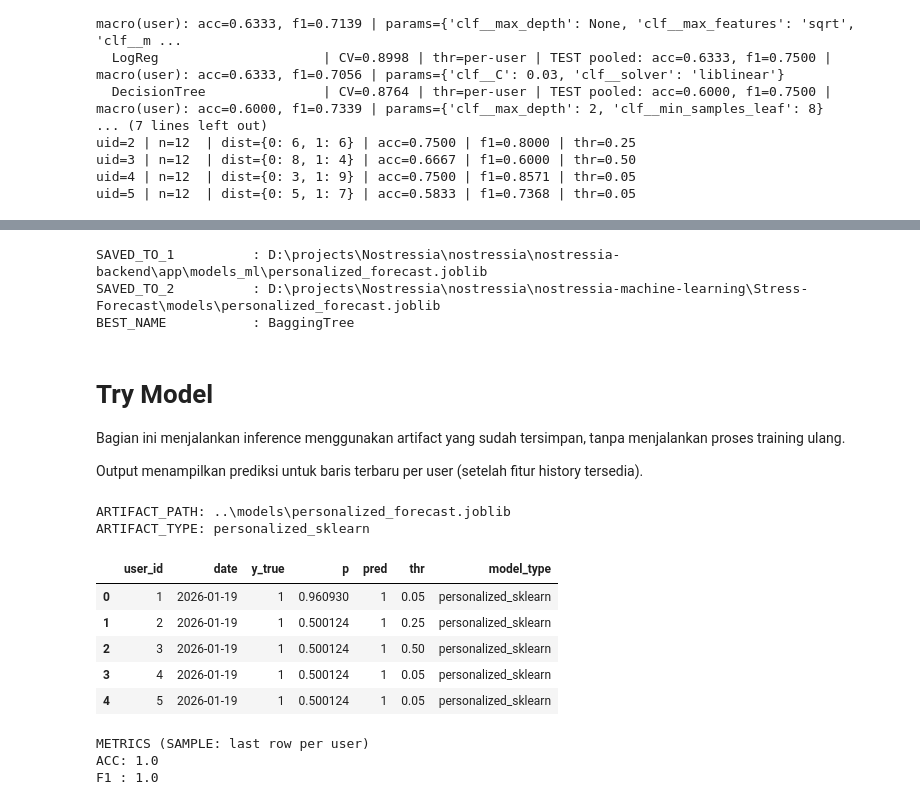
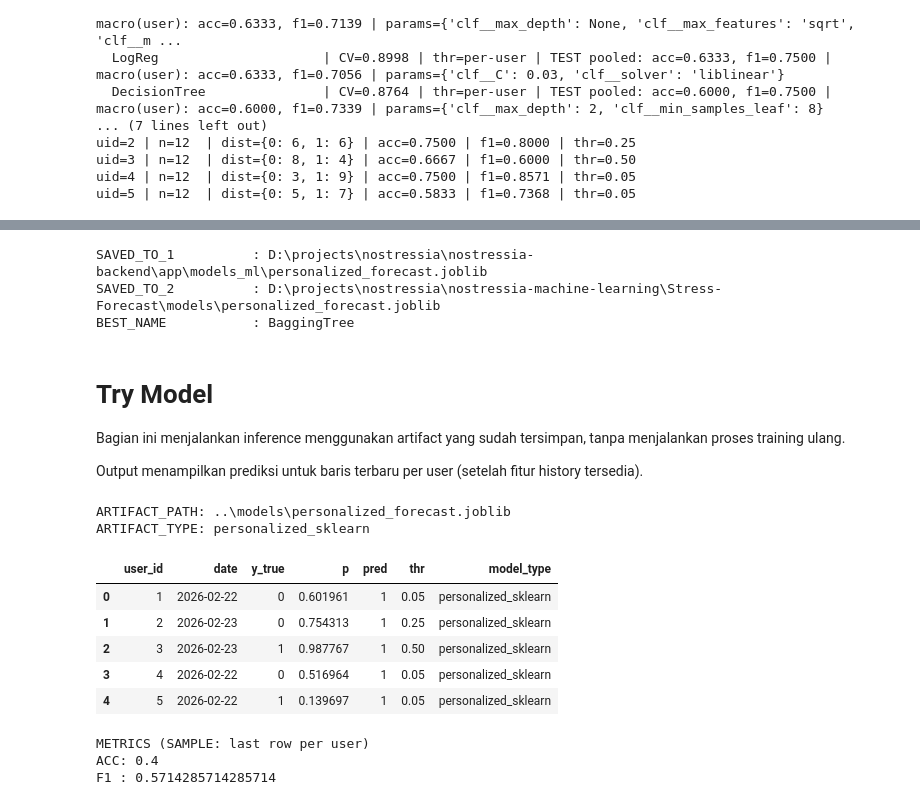
Before and after one commit to akbarekaputra01/nostressia, a Jupyter notebook: nostressia-machine-learning/Stress-Forecast/notebooks/personalized_forecast.ipynb, the cells around one changed output, grey strips where cells are left out. Drawn from its saved outputs; the diff is of its cells as text; code cells hidden in the pictures.

```diff
--- a/nostressia-machine-learning/Stress-Forecast/notebooks/personalized_forecast.ipynb
+++ b/nostressia-machine-learning/Stress-Forecast/notebooks/personalized_forecast.ipynb
@@ -50,22 +50,22 @@ load_dotenv(Path.cwd().joinpath("../../.env").resolve(), override=True)
 # 0) CONFIG
 # =============================================================================
 
-# # Manual Train / Train Manual
-# PARAMETERS = {
-#     "data_source": "csv",
-#     "dataset_path": "../../datasets/stress_forecast.csv",
-#     "user_id": 0,
-#     "window_size": 60,
-#     "enable_eda": True,
-#     # optional override:
-#     # "output_path": "...",
-#     # "secondary_output_path": "...",
-# }
-# DEFAULT_PARAMETERS = PARAMETERS
-# PARAMETERS = globals().get("PARAMETERS") or DEFAULT_PARAMETERS
+# Manual Train / Train Manual
+PARAMETERS = {
+    "data_source": "csv",
+    "dataset_path": "../datasets/stress_forecast.csv",
+    "user_id": 0,
+    "window_size": 60,
+    "enable_eda": True,
+    # optional override:
+    # "output_path": "...",
+    # "secondary_output_path": "...",
+}
+DEFAULT_PARAMETERS = PARAMETERS
+PARAMETERS = globals().get("PARAMETERS") or DEFAULT_PARAMETERS
 
 # Default Train
-PARAMETERS = globals().get("PARAMETERS")
+# PARAMETERS = globals().get("PARAMETERS")
 
 ENABLE_EDA = PARAMETERS.get("enable_eda", False)
 data_source = PARAMETERS.get("data_source", os.getenv("DATA_SOURCE", "db"))
@@ -237,11 +237,13 @@ def _load_personalized_from_csv(path, target_user_id, start_date):
         raise RuntimeError("dataset_path wajib untuk data_source=csv.")
     df = pd.read_csv(path)
 
-    # Default Train
-    df = df[df["user_id"] == int(target_user_id)]
 
-    # # Manual Train / Train Manual
-    # df = df.sort_values(["user_id", "date"]).groupby("user_id").head(60)
+    if int(target_user_id) == 0:
+        # Manual Train / Train Manual
+        df = df.sort_values(["user_id", "date"]).groupby("user_id").head(60)
+    else:
+        # Default Train
+        df = df[df["user_id"] == int(target_user_id)]
 
     if start_date:
         df = df[pd.to_datetime(df["date"]) >= pd.to_datetime(start_date)]
@@ -1511,8 +1564,8 @@ kv("SAVED_TO_1", str(MODEL_OUT))
 kv("SAVED_TO_2", str(SECOND_MODEL_OUT) if ("SECOND_MODEL_OUT" in globals() and SECOND_MODEL_OUT is not None) else None)
 kv("BEST_NAME", best_name)
 # %% [output]
-SAVED_TO_1          : D:\projects\Nostressia\nostressia\nostressia-backend\app\models_ml\personalized_forecast.joblib
-SAVED_TO_2          : D:\projects\Nostressia\nostressia\nostressia-machine-learning\Stress-Forecast\models\personalized_forecast.joblib
+SAVED_TO_1          : D:\projects\nostressia\nostressia-backend\app\models_ml\personalized_forecast.joblib
+SAVED_TO_2          : D:\projects\nostressia\nostressia-machine-learning\Stress-Forecast\models\personalized_forecast.joblib
 BEST_NAME           : BaggingTree
 # %% [markdown]
 # Try Model
@@ -1537,8 +1590,8 @@ from sklearn.impute import SimpleImputer
 # -----------------------------------------------------------------------------
 # Config
 # -----------------------------------------------------------------------------
-ARTIFACT_PATH = Path(globals().get("output_path", "../../models/personalized_forecast.joblib"))
-DATA_PATH = Path(globals().get("dataset_path", "../../datasets/stress_forecast.csv"))
+ARTIFACT_PATH = Path(globals().get("output_path") or "../models/personalized_forecast.joblib")
+DATA_PATH = Path(globals().get("dataset_path") or "../datasets/stress_forecast.csv")
 
 DATE_COL = "date"
 USER_COL = "user_id"
@@ -1705,38 +1758,38 @@ elif art_type == "personalized_sklearn":
         out_rows.append({
             "user_id": uid,
             "date": r[DATE_COL],
             "y_true": int(r["y_bin"]),
             "p": float(p),
             "pred": int(pred),
             "thr": float(thr),
             "model_type": art_type,
         })
 
 else:
     raise ValueError(f"Unsupported artifact type: {art_type}")
 
 out = pd.DataFrame(out_rows).sort_values(["user_id"]).reset_index(drop=True)
 
 print("ARTIFACT_PATH:", str(ARTIFACT_PATH))
 print("ARTIFACT_TYPE:", art_type)
 
 display(out)
 
 if len(out) > 0:
     acc = float((out["pred"].values == out["y_true"].values).mean())
     f1  = float(f1_score(out["y_true"].values, out["pred"].values, zero_division=0))
     print("\nMETRICS (SAMPLE: last row per user)")
     print("ACC:", acc)
     print("F1 :", f1)
 # %% [output]
 ARTIFACT_PATH: ..\models\personalized_forecast.joblib
 ARTIFACT_TYPE: personalized_sklearn
 |  | user_id | date | y_true | p | pred | thr | model_type |
-| 0 | 1 | 2026-01-19 | 1 | 0.960930 | 1 | 0.05 | personalized_sklearn |
-| 1 | 2 | 2026-01-19 | 1 | 0.500124 | 1 | 0.25 | personalized_sklearn |
-| 2 | 3 | 2026-01-19 | 1 | 0.500124 | 1 | 0.50 | personalized_sklearn |
-| 3 | 4 | 2026-01-19 | 1 | 0.500124 | 1 | 0.05 | personalized_sklearn |
-| 4 | 5 | 2026-01-19 | 1 | 0.500124 | 1 | 0.05 | personalized_sklearn |
+| 0 | 1 | 2026-02-22 | 0 | 0.601961 | 1 | 0.05 | personalized_sklearn |
+| 1 | 2 | 2026-02-23 | 0 | 0.754313 | 1 | 0.25 | personalized_sklearn |
+| 2 | 3 | 2026-02-23 | 1 | 0.987767 | 1 | 0.50 | personalized_sklearn |
+| 3 | 4 | 2026-02-22 | 0 | 0.516964 | 1 | 0.05 | personalized_sklearn |
+| 4 | 5 | 2026-02-22 | 1 | 0.139697 | 1 | 0.05 | personalized_sklearn |
 METRICS (SAMPLE: last row per user)
-ACC: 1.0
-F1 : 1.0
+ACC: 0.4
+F1 : 0.5714285714285714
```
Also changed, not shown: parts of 13 cells of this notebook, 6 other files.
